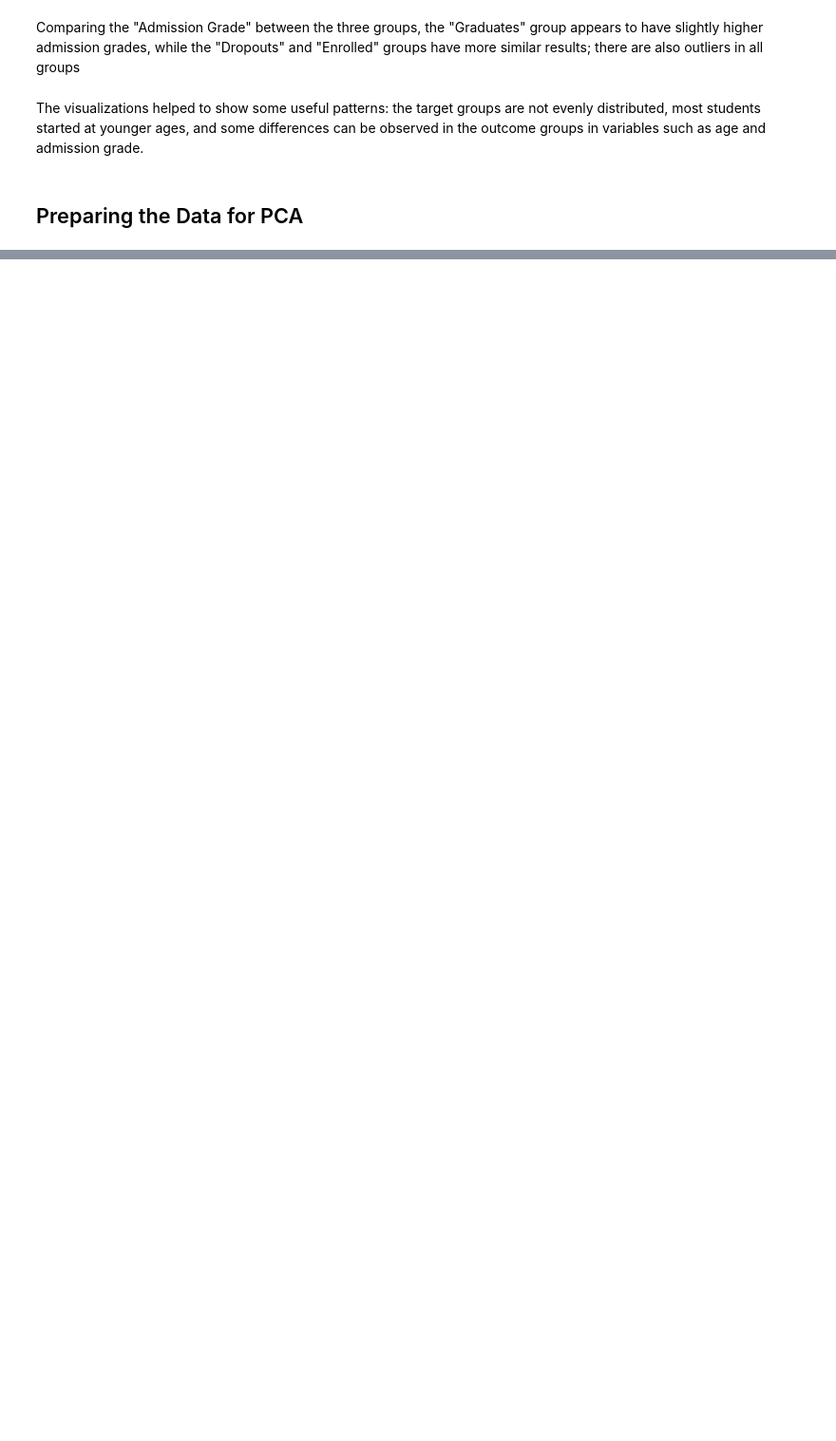
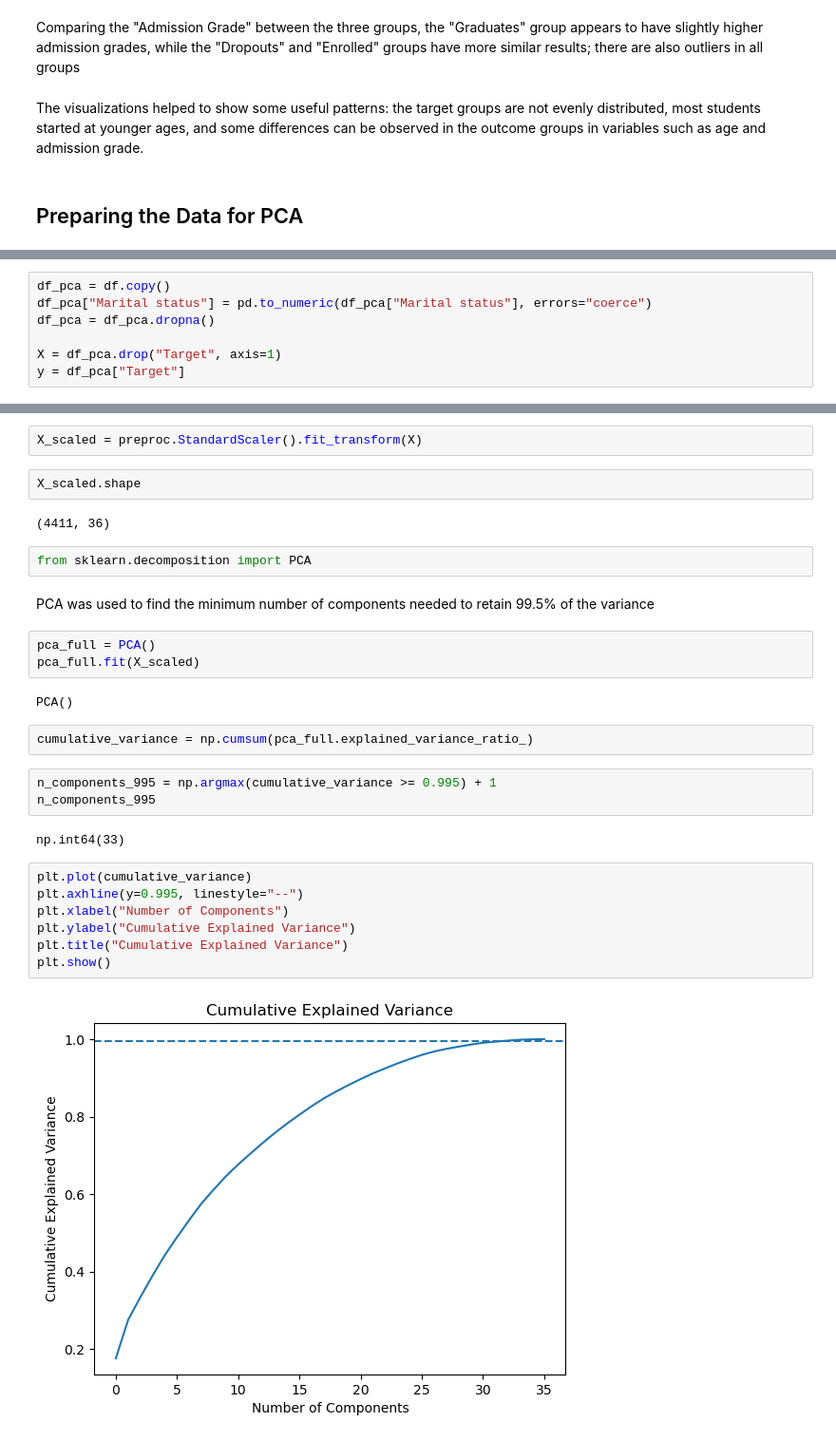
Before and after one commit to 2026248-bit/DPrepHDipCA1GleicianeRocha, a Jupyter notebook: GleicianeRocha_DPrepHDip_CA1 .ipynb, the cells around one changed output, grey strips where cells are left out. Shown at 95% size. Saved outputs shown, nothing was run; the diff lists cells and outputs as text; blank space fills up the shorter version.

```diff
--- a/GleicianeRocha_DPrepHDip_CA1 .ipynb
+++ b/GleicianeRocha_DPrepHDip_CA1 .ipynb
@@ -374,0 +375,7 @@ The visualizations helped to show some useful patterns: the target groups are no
+# %%
+df_pca = df.copy()
+df_pca["Marital status"] = pd.to_numeric(df_pca["Marital status"], errors="coerce")
+df_pca = df_pca.dropna()
+
+X = df_pca.drop("Target", axis=1)
+y = df_pca["Target"]
@@ -374,0 +398,31 @@ The visualizations helped to show some useful patterns: the target groups are no
+# %%
+X_scaled = preproc.StandardScaler().fit_transform(X)
+# %%
+X_scaled.shape
+# %% [output]
+(4411, 36)
+# %%
+from sklearn.decomposition import PCA
+# %% [markdown]
+PCA was used to find the minimum number of components needed to retain 99.5% of the variance
+# %%
+pca_full = PCA()
+pca_full.fit(X_scaled)
+# %% [output]
+PCA()
+# %%
+cumulative_variance = np.cumsum(pca_full.explained_variance_ratio_)
+# %%
+n_components_995 = np.argmax(cumulative_variance >= 0.995) + 1
+n_components_995
+# %% [output]
+np.int64(33)
+# %%
+plt.plot(cumulative_variance)
+plt.axhline(y=0.995, linestyle="--")
+plt.xlabel("Number of Components")
+plt.ylabel("Cumulative Explained Variance")
+plt.title("Cumulative Explained Variance")
+plt.show()
+# %% [output]
+[figure, added]
```
Also changed, not shown: parts of 10 cells of this notebook.
